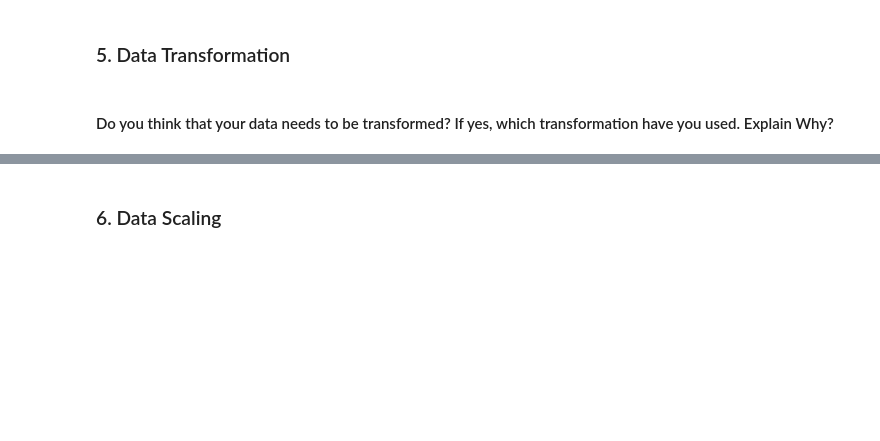
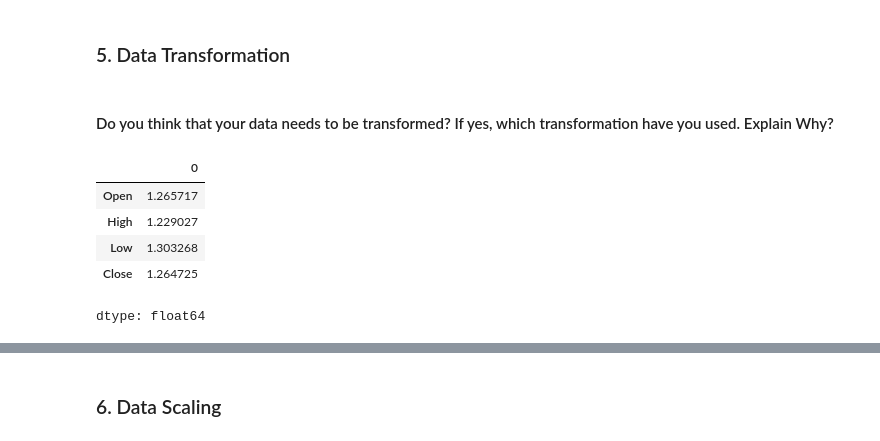
Before and after one commit to Snehamn24/Yes-Bank-ML-model, a Jupyter notebook: Yes_Bank_ML_model.ipynb, the cells around one changed output, grey strips where cells are left out. Saved outputs shown, nothing was run; the diff lists cells and outputs as text; code cells hidden in the pictures; blank space fills up the shorter version.

```diff
--- a/Yes_Bank_ML_model.ipynb
+++ b/Yes_Bank_ML_model.ipynb
@@ -869,0 +1031,16 @@ Answer Here.
+# %%
+# Transform Your data
+# ==========================================
+# Data Transformation
+# ==========================================
+
+# Checking skewness
+
+df_copy[['Open','High','Low','Close']].skew()
+# %% [output]
+|  | 0 |
+| Open | 1.265717 |
+| High | 1.229027 |
+| Low | 1.303268 |
+| Close | 1.264725 |
+dtype: float64
```
Also changed, not shown: parts of 72 cells of this notebook.
